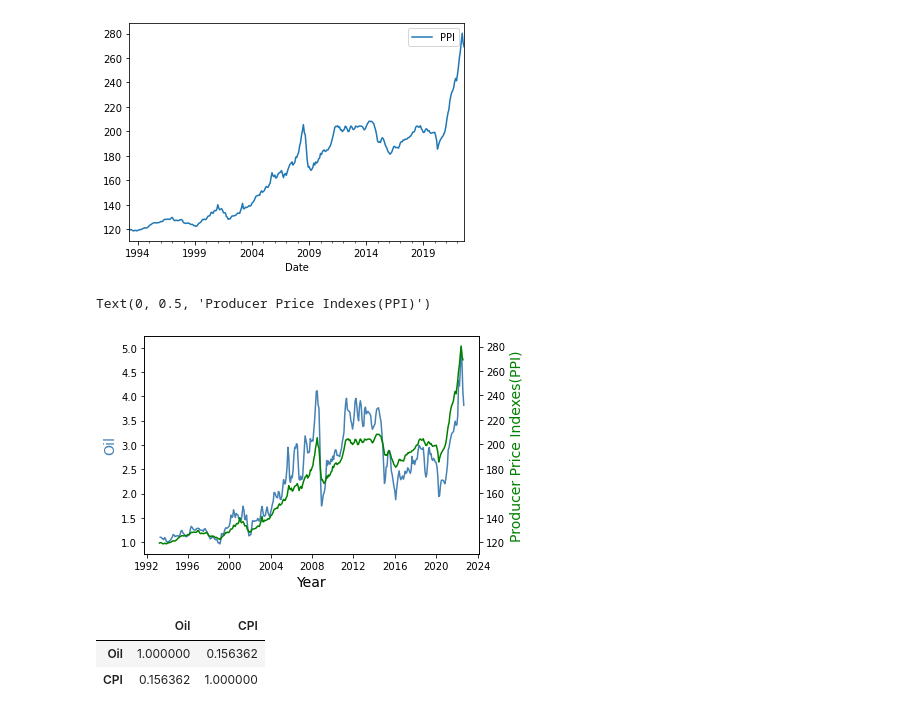
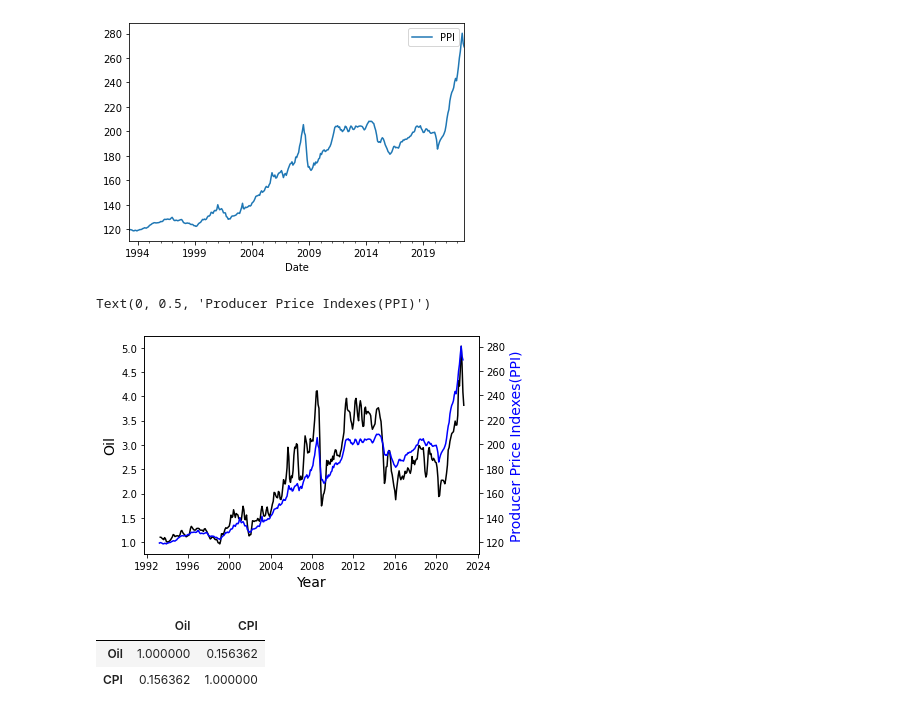
Before and after one commit to CUNY-SPS-Data-Science-Program/set-up-yathdeep, a Jupyter notebook: BrainStumpers-4/BrainStumper4.ipynb, the cells around one changed output. Drawn from its saved outputs; the diff is of its cells as text; code cells hidden in the pictures.

```diff
--- a/BrainStumpers-4/BrainStumper4.ipynb
+++ b/BrainStumpers-4/BrainStumper4.ipynb
@@ -28,9 +28,9 @@ A copy of the datafile is retained at github - https://raw.githubusercontent.com
 import pandas as pd
 import matplotlib.pyplot as plt
 from matplotlib import pyplot
-gasoline_prices = pd.read_csv("https://raw.githubusercontent.com/CUNY-SPS-Data-Science-Program/set-up-rnivas2028/BrainStumpers/U.S._All_Grades_All_Formulations_Retail_Gasoline_Prices.csv",
+gas_prices = pd.read_csv("https://raw.githubusercontent.com/CUNY-SPS-Data-Science-Program/set-up-yathdeep/main/BrainStumpers-4/U.S._All_Grades_All_Formulations_Retail_Gasoline_Prices.csv",
                      skiprows = 4,parse_dates = ['Month'])
-gasoline_prices.head()
+gas_prices.head()
 # %% [output]
 |  | Month | U.S. All Grades All Formulations ... |
 | 0 | 2022-09-01 | 3.817 |
@@ -39,12 +39,12 @@ gasoline_prices.head()
 | 3 | 2022-06-01 | 5.032 |
 | 4 | 2022-05-01 | 4.545 |
 # %%
-# Rename the columns and create index
-gasoline_prices = gasoline_prices.rename(columns={'Month': 'Date', 'U.S. All Grades All Formulations Retail Gasoline Prices Dollars per Gallon': 'Oil'})
-gasoline_prices=gasoline_prices.set_index('Date', inplace = False)
-gasoline_prices.sort_values(by='Date',ascending = True, inplace=True)
-gasoline_prices=gasoline_prices.iloc[1:] # removed extra row, we just need 30 years of data to join with CPI later
-gasoline_prices.head()
+# Renamed the gasoline price dollar per gallon column and created index on data
+gas_prices = gas_prices.rename(columns={'Month': 'Date', 'U.S. All Grades All Formulations Retail Gasoline Prices Dollars per Gallon': 'Oil'})
+gas_prices.set_index('Date',inplace = True)
+gas_prices.sort_values(by='Date',ascending = True, inplace=True)
+gas_prices=gas_prices.iloc[1:]
+gas_prices.head()
 # %% [output]
 |  | Oil |
 | Date |  |
@@ -140,11 +148,11 @@ Let try finding a orrelation between energy costs and PPI in last 30 years
 # %%
 # Access PPI data and create index
-ppi = pd.read_csv("https://raw.githubusercontent.com/CUNY-SPS-Data-Science-Program/set-up-rnivas2028/BrainStumpers/PPIACO.csv",
+ppi_data = pd.read_csv("https://raw.githubusercontent.com/CUNY-SPS-Data-Science-Program/set-up-yathdeep/main/BrainStumpers-4/PPIACO.csv",
                      skiprows = 0,parse_dates = ['DATE'])
-ppi = ppi.rename(columns={'DATE': 'Date','PPIACO':'PPI' })
-ppi=ppi.set_index('Date', inplace = False)
-ppi=ppi.iloc[3:len(ppi)-1] # remove extra rows
-ppi.head()
+ppi_data = ppi_data.rename(columns={'DATE': 'Date','PPIACO':'PPI' })
+ppi_data=ppi_data.set_index('Date', inplace = False)
+ppi_data=ppi_data.iloc[3:len(ppi_data)-1] # remove extra rows
+ppi_data.head()
 # %% [output]
 |  | PPI |
 | Date |  |
@@ -160,25 +168,21 @@ ppi.plot()
 [figure]
 # %%
 fig,ax = plt.subplots()
-ax.plot(gasoline_prices.index,gasoline_prices.Oil, color='steelblue')
+ax.plot(gas_prices.index,gas_prices.Oil, color='black')
 ax.set_xlabel('Year', fontsize=14)
-ax.set_ylabel('Oil', color='steelblue', fontsize=14)
+ax.set_ylabel('Oil', color='black', fontsize=14)
 
 ax2 = ax.twinx()
 
-ax2.plot(ppi.index,ppi.PPI, color='green')
-ax2.set_ylabel('Producer Price Indexes(PPI)', color='green', fontsize=14)
+ax2.plot(ppi_data.index,ppi_data.PPI, color='blue')
+ax2.set_ylabel('Producer Price Indexes(PPI)', color='blue', fontsize=14)
 # %% [output]
 Text(0, 0.5, 'Producer Price Indexes(PPI)')
-[figure, old version]
+[figure, new version]
 # %%
 # Lets calculate corelation between Gasoline prices and CPI
-selected_cpi_oil = pd.DataFrame(zip(gasoline_prices_cpi['Oil'],
-                            gasoline_prices_cpi['CPI']),
-                        columns=['Oil','CPI'])
+gasoline_prices_cpi.corr()
+# %% [output]
+|  | Oil | CPI |
+| Oil | 1.000000 | 0.156362 |
+| CPI | 0.156362 | 1.000000 |
-# %%
-selected_cpi_oil.corr()
-# %% [output]
-|  | Oil | CPI |
-| Oil | 1.000000 | 0.156362 |
-| CPI | 0.156362 | 1.000000 |
```
Also changed, not shown: parts of 21 cells of this notebook.
